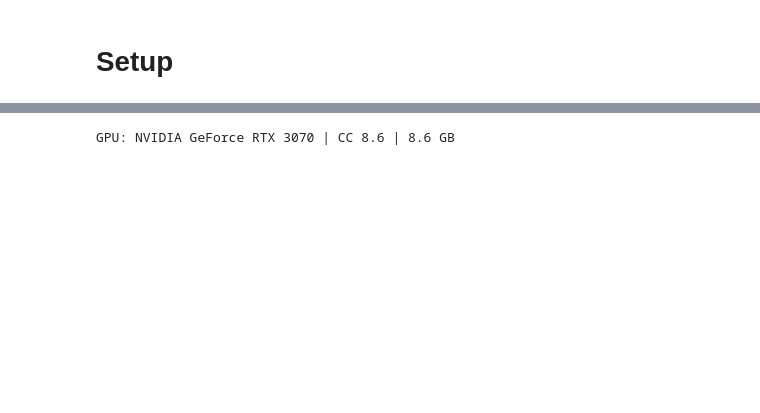
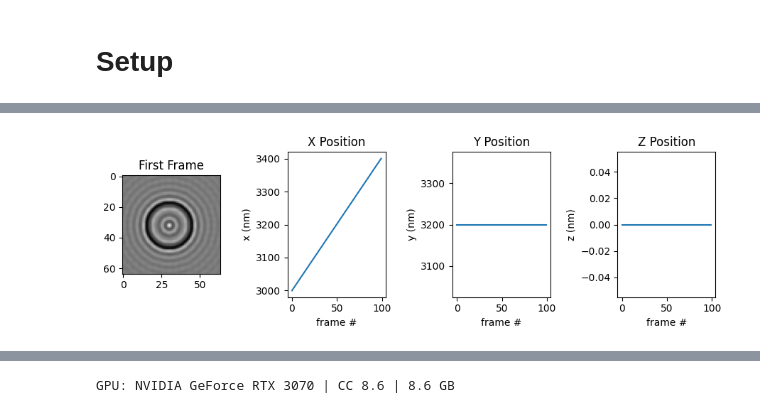
Before and after one commit to 7jameslondon/MagTrack, a Jupyter notebook: examples/examples.ipynb, the cells around one changed output, grey strips where cells are left out. Saved outputs shown, nothing was run; the diff lists cells and outputs as text; code cells hidden in the pictures; blank space fills up the shorter version.

```diff
--- a/examples/examples.ipynb
+++ b/examples/examples.ipynb
@@ -9,0 +14,43 @@ import matplotlib.pyplot as plt
+# %%
+n = 100
+roi = 64
+nm_per_px = 100.0
+
+xy_offset = roi*nm_per_px/2
+x_true = np.linspace(-200, 200, n)
+y_true = np.zeros_like(x_true)
+z_true = np.zeros_like(x_true)
+xyz_true = np.stack([x_true, y_true, z_true], axis=1)
+stack = simulate_beads(xyz_true, size_px=roi, nm_per_px=nm_per_px)
+x_true += xy_offset
+y_true += xy_offset
+first_image = stack[:, :, 0]
+
+plt.figure(figsize=(9, 3))
+
+plt.subplot(1, 4, 1)
+plt.imshow(first_image, cmap='gray')
+plt.title('First Frame')
+
+plt.subplot(1, 4, 2)
+plt.plot(x_true)
+plt.title('X Position')
+plt.ylabel('x (nm)')
+plt.xlabel('frame #')
+
+plt.subplot(1, 4, 3)
+plt.plot(y_true)
+plt.title('Y Position')
+plt.ylabel('y (nm)')
+plt.xlabel('frame #')
+
+plt.subplot(1, 4, 4)
+plt.plot(z_true)
+plt.title('Z Position')
+plt.ylabel('z (nm)')
+plt.xlabel('frame #')
+
+plt.tight_layout()
+plt.show()
+# %% [output]
+[figure, added]
```
Also changed, not shown: parts of 15 cells of this notebook.
